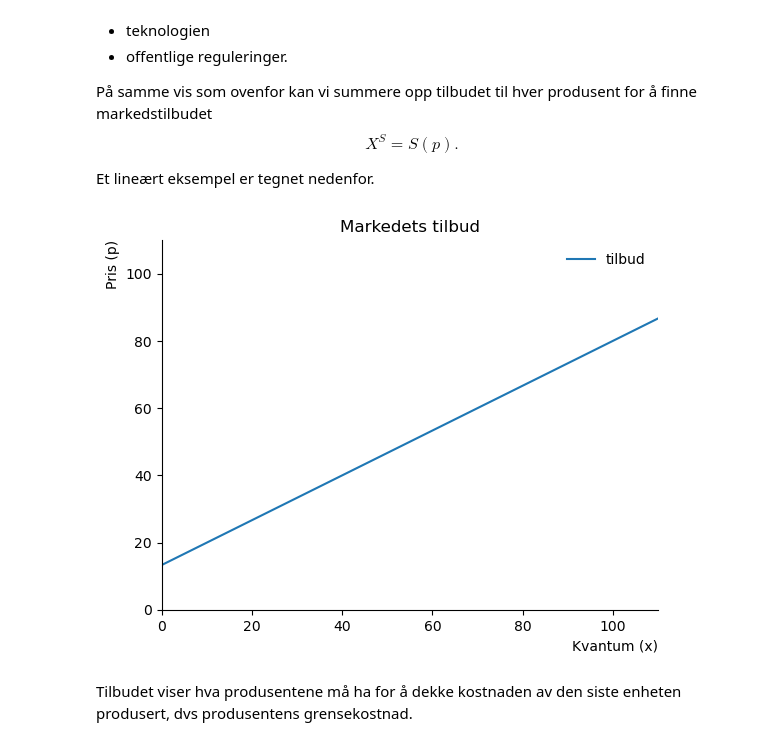
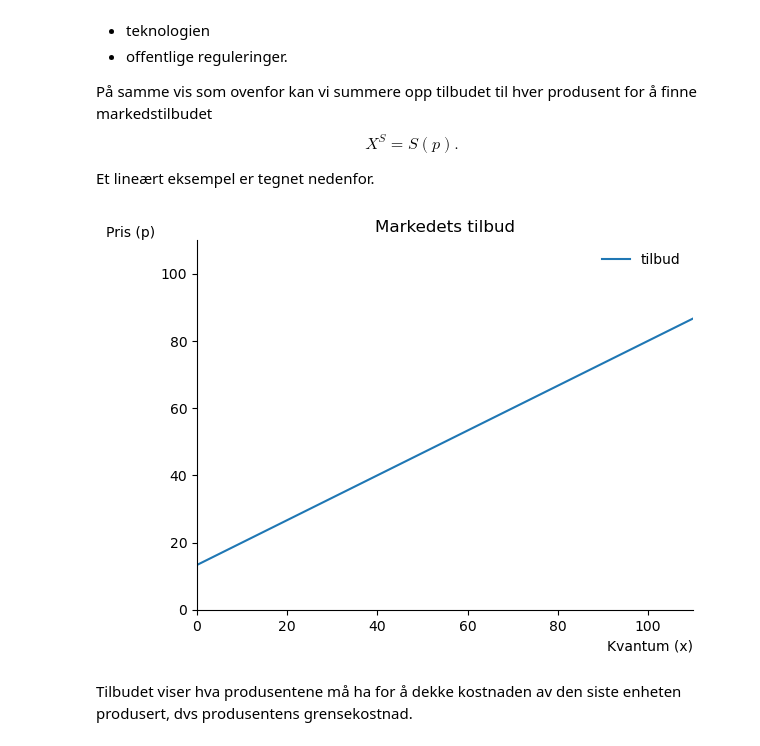
Before and after one commit to uit-sok-1006-v25/sok_1006_notater_v25, a Jupyter notebook: notater forelesning 2.ipynb, the cells around one changed output. Saved outputs shown, nothing was run; the diff lists cells and outputs as text; code cells hidden in the pictures.

```diff
--- a/notater forelesning 2.ipynb
+++ b/notater forelesning 2.ipynb
@@ -85,34 +86,34 @@ Et lineært eksempel er tegnet nedenfor.
 # %%
 def tilbud(p):
     return -20 + 1.5*p
 
 #lag en akse som vi skal bruke flere ganger
 
 def create_ax():
                 fig, ax = plt.subplots()
-                ax.set_ylabel('Pris (p)', loc='top')
+                ax.set_ylabel('Pris (p)', loc='top', rotation = 0)
                 ax.set_xlabel('Kvantum (x)', loc='right')
                 ax.set(xlim=(0,110))
                 ax.set(ylim=(0,110))
                 ax.spines['top'].set_color('none')
                 ax.spines['right'].set_color('none')
 
                 return fig, ax
 
 fig, ax = create_ax()
 
 # plott funksjonen
 
 ax.plot(tilbud(p_num),p_num, label='tilbud')
 
 
 # tittel
 ax.set_title('Markedets tilbud')
 
 #vis navnene:
 ax.legend(loc='best',frameon=False);
 # %% [output]
-[figure, old version]
+[figure, new version]
 # %% [markdown]
 Tilbudet viser hva produsentene må ha for å dekke kostnaden av den siste enheten produsert, dvs produsentens grensekostnad.
 # %% [markdown]
```
Also changed, not shown: parts of 6 cells of this notebook.
